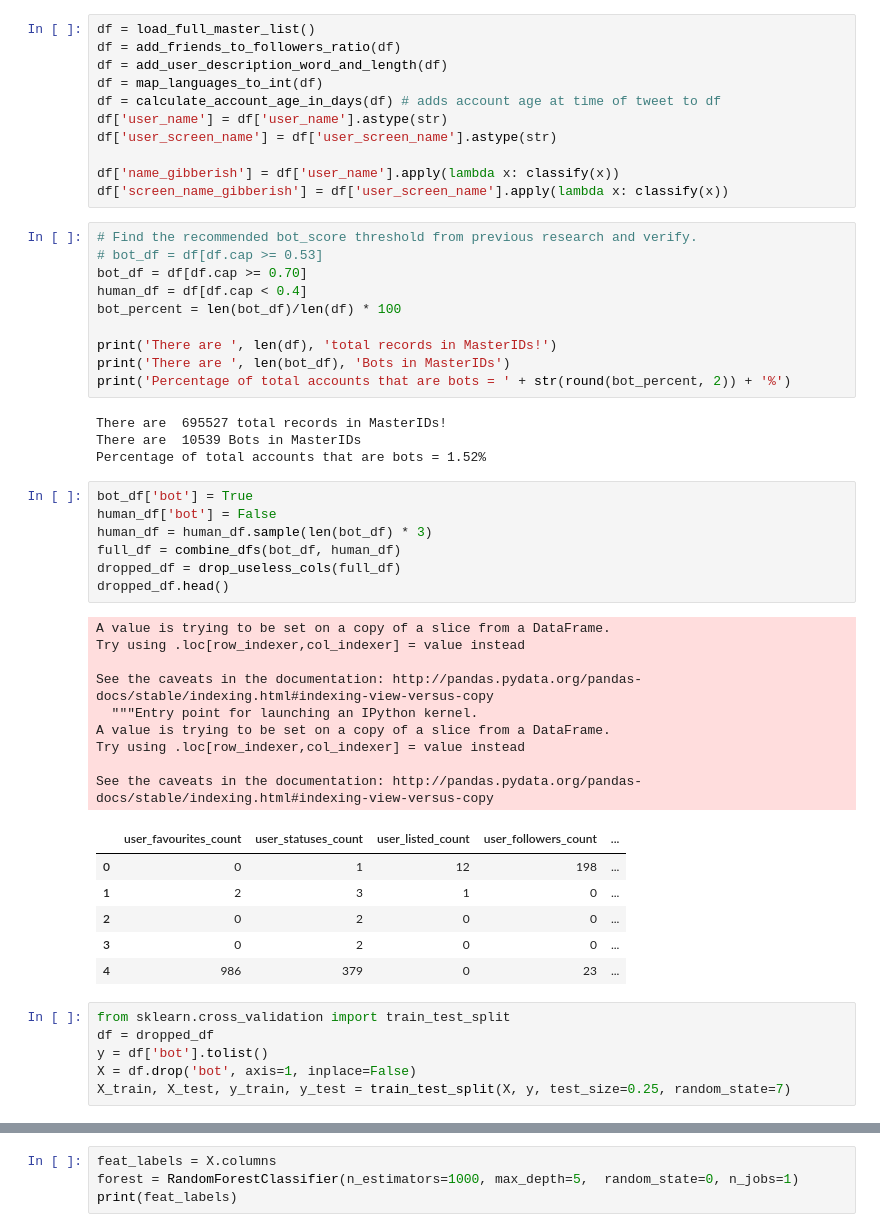
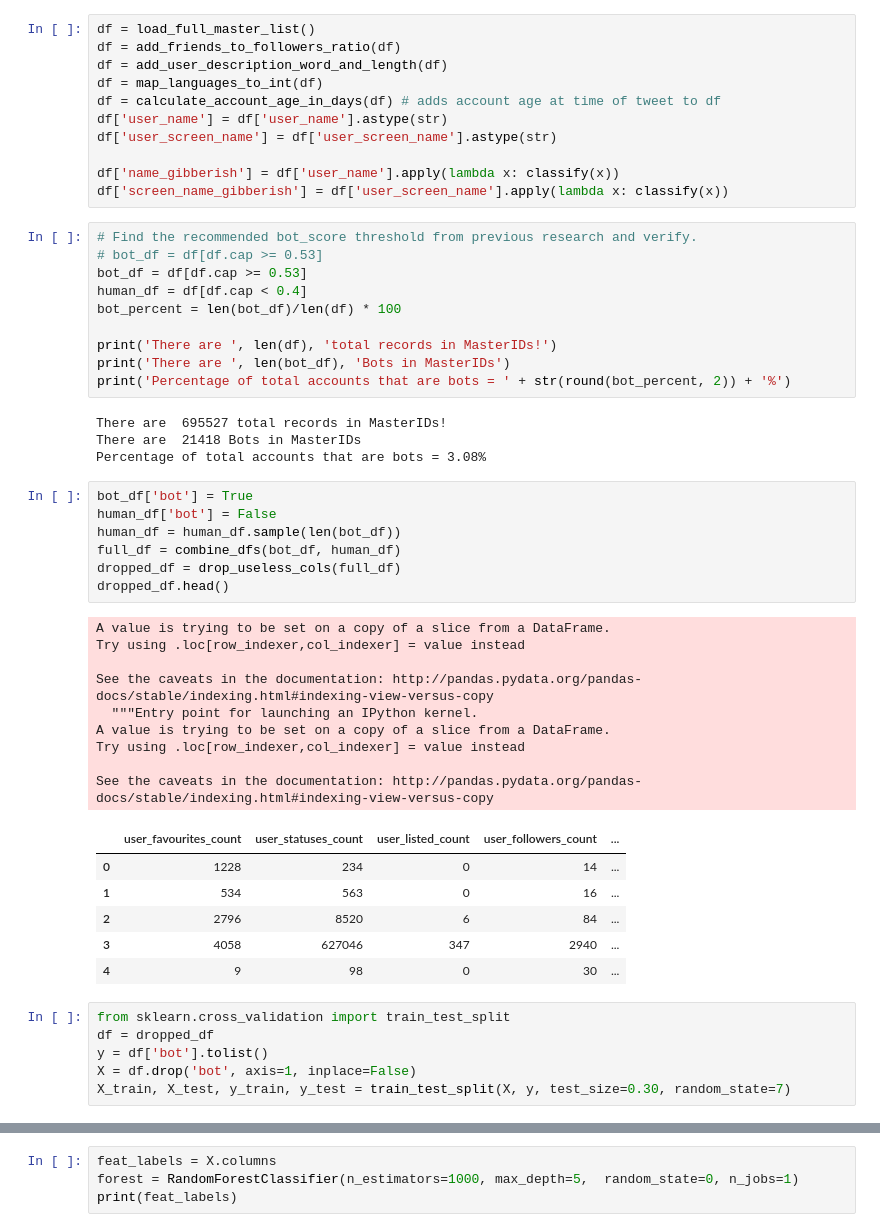
Before and after one commit to dtroupe18/Thesis-Survey-Of-Political-Bots-On-Twitter, a Jupyter notebook: MachineLearningNotebooks/Second ML Model.ipynb, the cells around one changed output, grey strips where cells are left out. Saved outputs shown, nothing was run; the diff lists cells and outputs as text.

```diff
--- a/MachineLearningNotebooks/Second ML Model.ipynb
+++ b/MachineLearningNotebooks/Second ML Model.ipynb
@@ -216,7 +216,7 @@ df['screen_name_gibberish'] = df['user_screen_name'].apply(lambda x: classify(x)
 # %%
 # Find the recommended bot_score threshold from previous research and verify.
 # bot_df = df[df.cap >= 0.53]
-bot_df = df[df.cap >= 0.70]
+bot_df = df[df.cap >= 0.53]
 human_df = df[df.cap < 0.4]
 bot_percent = len(bot_df)/len(df) * 100
 
@@ -225,37 +225,37 @@ print('There are ', len(bot_df), 'Bots in MasterIDs')
 print('Percentage of total accounts that are bots = ' + str(round(bot_percent, 2)) + '%')
 # %% [output]
 There are  695527 total records in MasterIDs!
-There are  10539 Bots in MasterIDs
-Percentage of total accounts that are bots = 1.52%
+There are  21418 Bots in MasterIDs
+Percentage of total accounts that are bots = 3.08%
 # %%
 bot_df['bot'] = True
 human_df['bot'] = False
-human_df = human_df.sample(len(bot_df) * 3)
+human_df = human_df.sample(len(bot_df))
 full_df = combine_dfs(bot_df, human_df)
 dropped_df = drop_useless_cols(full_df)
 dropped_df.head()
 # %% [output]
 A value is trying to be set on a copy of a slice from a DataFrame.
 Try using .loc[row_indexer,col_indexer] = value instead
 
 See the caveats in the documentation: http://pandas.pydata.org/pandas-docs/stable/indexing.html#indexing-view-versus-copy
   """Entry point for launching an IPython kernel.
 A value is trying to be set on a copy of a slice from a DataFrame.
 Try using .loc[row_indexer,col_indexer] = value instead
 
 See the caveats in the documentation: http://pandas.pydata.org/pandas-docs/stable/indexing.html#indexing-view-versus-copy
 |  | user_favourites_count | user_statuses_count | user_listed_count | user_followers_count | ... |
-| 0 | 0 | 1 | 12 | 198 | ... |
-| 1 | 2 | 3 | 1 | 0 | ... |
-| 2 | 0 | 2 | 0 | 0 | ... |
-| 3 | 0 | 2 | 0 | 0 | ... |
-| 4 | 986 | 379 | 0 | 23 | ... |
+| 0 | 1228 | 234 | 0 | 14 | ... |
+| 1 | 534 | 563 | 0 | 16 | ... |
+| 2 | 2796 | 8520 | 6 | 84 | ... |
+| 3 | 4058 | 627046 | 347 | 2940 | ... |
+| 4 | 9 | 98 | 0 | 30 | ... |
 # %%
 from sklearn.cross_validation import train_test_split
 df = dropped_df
 y = df['bot'].tolist()
 X = df.drop('bot', axis=1, inplace=False)
-X_train, X_test, y_train, y_test = train_test_split(X, y, test_size=0.25, random_state=7)
+X_train, X_test, y_train, y_test = train_test_split(X, y, test_size=0.30, random_state=7)
 # %%
 from sklearn.preprocessing import StandardScaler
 stdsc = StandardScaler()
```
Also changed, not shown: parts of 11 cells of this notebook, 1 other file.
